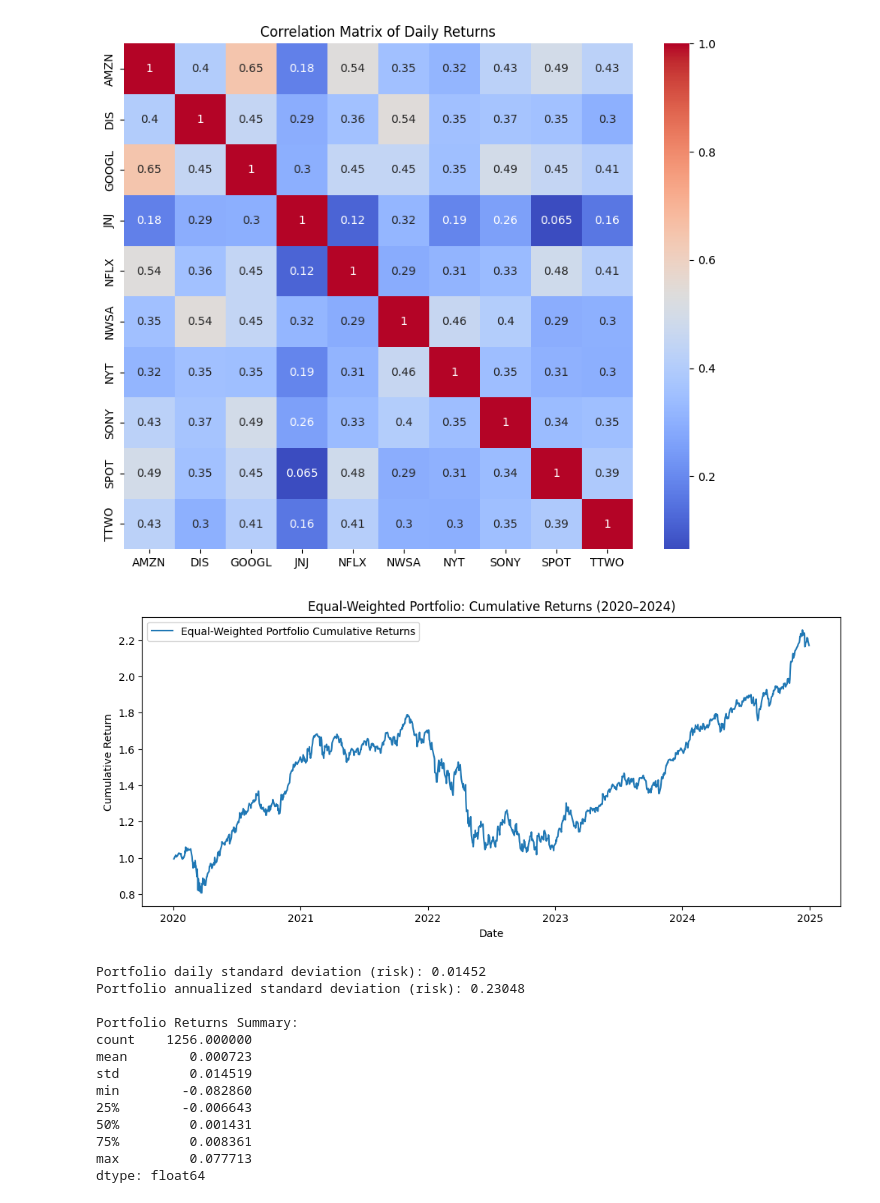
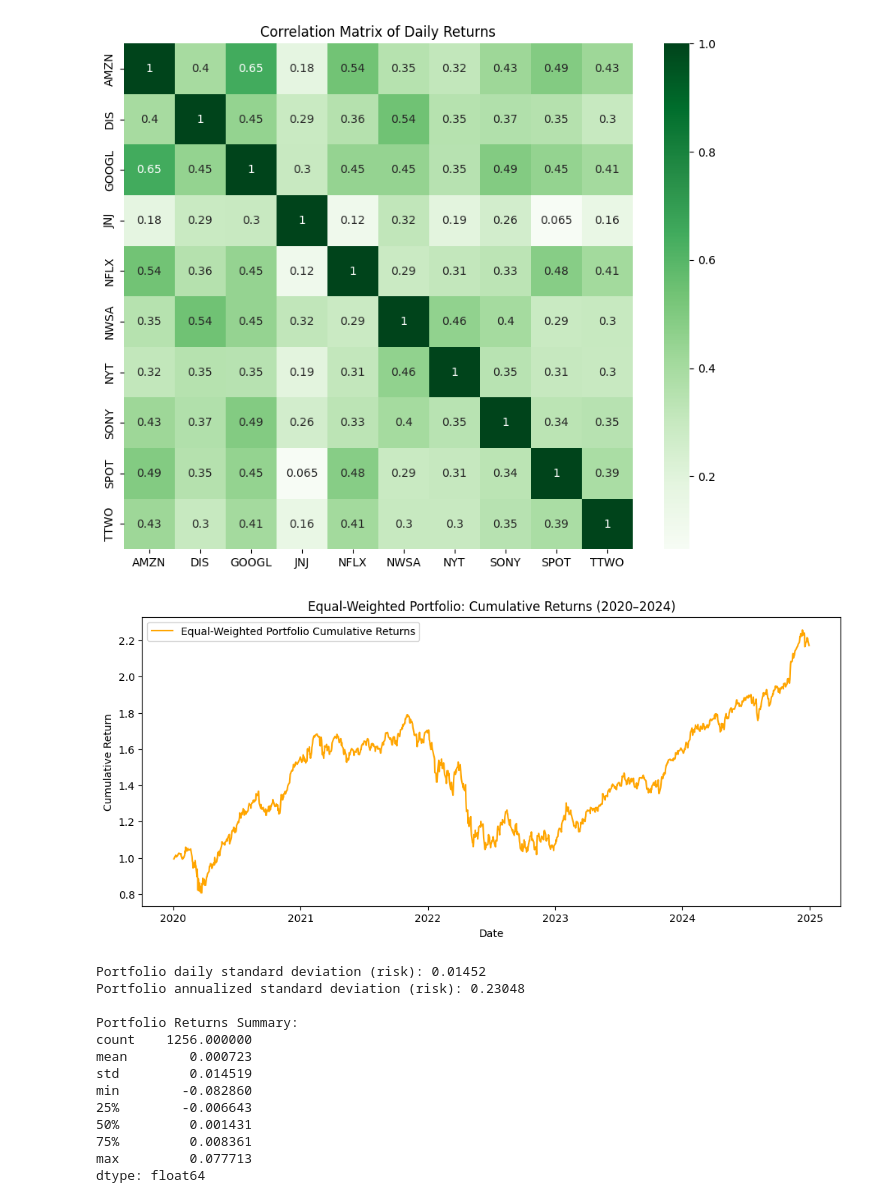
Before and after one commit to Imperial-Business-School/python-for-finance-adyachetiya, a Jupyter notebook: PythonIndividualAssignment.ipynb, the cells around one changed output. Saved outputs shown, nothing was run; the diff lists cells and outputs as text; code cells hidden in the pictures.

```diff
--- a/PythonIndividualAssignment.ipynb
+++ b/PythonIndividualAssignment.ipynb
@@ -54,0 +42,7 @@ dtype: int64
+# %%
+#check for missing values
+print(df.isnull().sum())
+
+#displaying clean data
+print(df.isnull().sum())
+df_clean = df.copy()
@@ -181,49 +218,49 @@ import numpy as np
 import matplotlib.pyplot as plt
 import seaborn as sns
 
-# 1. Visualise correlation matrix of simple daily returns
+#visualising correlation matrix of simple daily returns
 
-# Calculate daily returns for all stocks
+#calculating daily returns for all stocks
 returns = df_clean.pct_change().dropna()
 
 plt.figure(figsize=(10, 8))
-sns.heatmap(returns.corr(), annot=True, cmap="coolwarm")
+sns.heatmap(returns.corr(), annot=True, cmap="Greens")
 plt.title("Correlation Matrix of Daily Returns")
 plt.show()
 
-# 2. Create equal-weighted portfolio
+#creating equal-weighted portfolio
 
 num_stocks = returns.shape[1]
 equal_weights = np.repeat(1/num_stocks, num_stocks)  # Array of 1/10 if 10 stocks
 
-# 3. Calculate portfolio daily returns and cumulative returns
+#calculating portfolio daily returns and cumulative returns
 
-# Multiply returns by equal weights and sum across columns to get portfolio return
+#multiplying returns by equal weights and sum across columns to get portfolio return
 portfolio_returns = returns.dot(equal_weights)
 portfolio_cum_returns = (1 + portfolio_returns).cumprod()
 
 plt.figure(figsize=(12, 5))
-plt.plot(portfolio_cum_returns, label="Equal-Weighted Portfolio Cumulative Returns")
+plt.plot(portfolio_cum_returns, label="Equal-Weighted Portfolio Cumulative Returns", color="Orange")
 plt.title("Equal-Weighted Portfolio: Cumulative Returns (2020–2024)")
 plt.xlabel("Date")
 plt.ylabel("Cumulative Return")
 plt.legend()
 plt.show()
 
-# 4. Calculate risk: daily standard deviation of portfolio returns
+#calculating risk: daily standard deviation of portfolio returns
 
 portfolio_daily_std = portfolio_returns.std()
-portfolio_annualized_std = portfolio_returns.std() * np.sqrt(252)  # 252 trading days/year
+portfolio_annualized_std = portfolio_returns.std() * np.sqrt(252)
 
 print(f"Portfolio daily standard deviation (risk): {portfolio_daily_std:.5f}")
 print(f"Portfolio annualized standard deviation (risk): {portfolio_annualized_std:.5f}")
 
-# (Optional: Show summary statistics)
+#displaying summary statistics
 print("\nPortfolio Returns Summary:")
 print(portfolio_returns.describe())
 # %% [output]
-[figure, old version]
+[figure, new version]
-[figure, old version]
+[figure, new version]
 Portfolio daily standard deviation (risk): 0.01452
 Portfolio annualized standard deviation (risk): 0.23048
 
```
Also changed, not shown: parts of 21 cells of this notebook.
